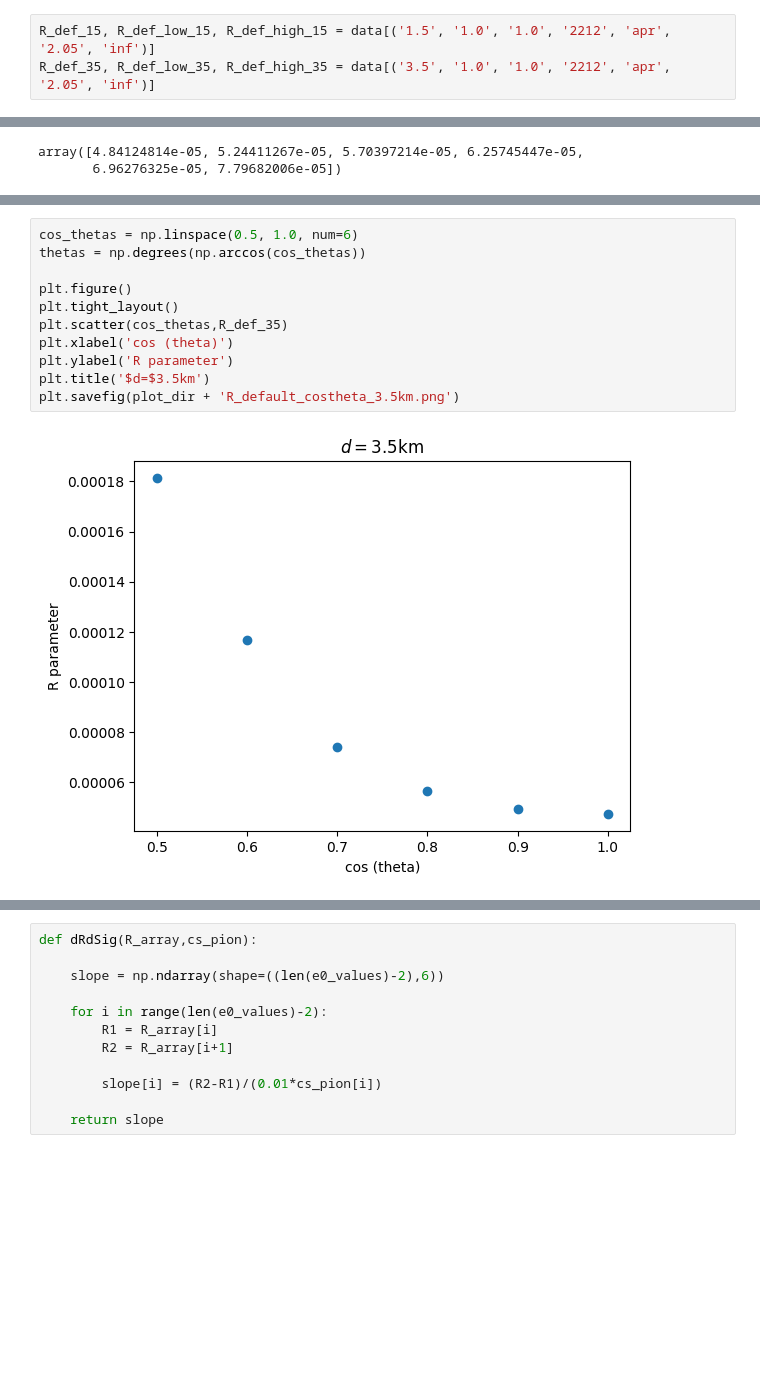
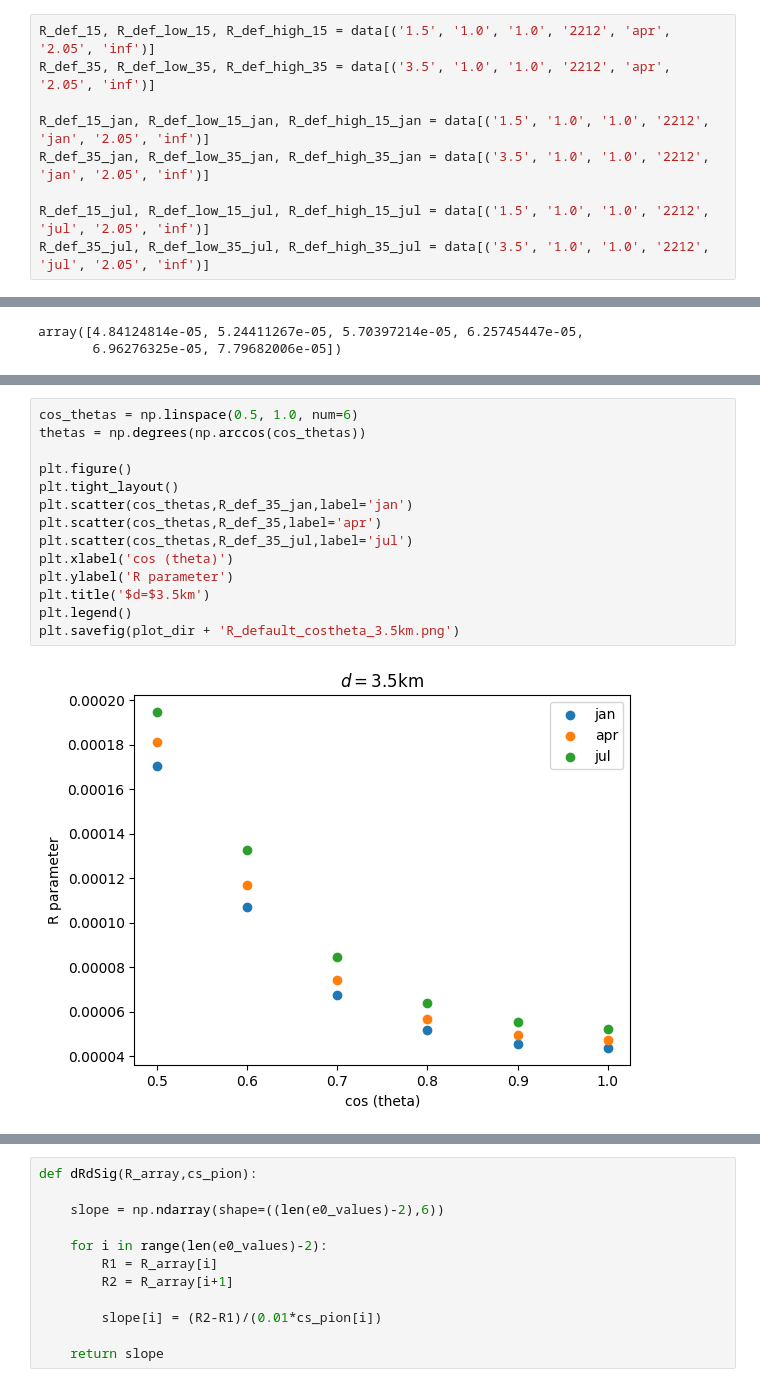
Before and after one commit to karohymon/cs-analysis, a Jupyter notebook: IceCube_diffuse_underground_bundles/sensitivity_per_ebin.ipynb, the cells around one changed output, grey strips where cells are left out. Drawn from its saved outputs; the diff is of its cells as text; blank space fills up the shorter version.

Commit message:
plots for energybin test

```diff
--- a/IceCube_diffuse_underground_bundles/sensitivity_per_ebin.ipynb
+++ b/IceCube_diffuse_underground_bundles/sensitivity_per_ebin.ipynb
@@ -160,6 +160,12 @@ print(list(data.keys())[:5])
 # %%
 R_def_15, R_def_low_15, R_def_high_15 = data[('1.5', '1.0', '1.0', '2212', 'apr', '2.05', 'inf')]
 R_def_35, R_def_low_35, R_def_high_35 = data[('3.5', '1.0', '1.0', '2212', 'apr', '2.05', 'inf')]
+
+R_def_15_jan, R_def_low_15_jan, R_def_high_15_jan = data[('1.5', '1.0', '1.0', '2212', 'jan', '2.05', 'inf')]
+R_def_35_jan, R_def_low_35_jan, R_def_high_35_jan = data[('3.5', '1.0', '1.0', '2212', 'jan', '2.05', 'inf')]
+
+R_def_15_jul, R_def_low_15_jul, R_def_high_15_jul = data[('1.5', '1.0', '1.0', '2212', 'jul', '2.05', 'inf')]
+R_def_35_jul, R_def_low_35_jul, R_def_high_35_jul = data[('3.5', '1.0', '1.0', '2212', 'jul', '2.05', 'inf')]
 # %%
 R_def_15
 # %% [output]
@@ -209,16 +225,19 @@ plt.savefig(plot_dir + 'R_default_high_costheta_1.5km.png')
 # %%
 cos_thetas = np.linspace(0.5, 1.0, num=6)
 thetas = np.degrees(np.arccos(cos_thetas))
 
 plt.figure()
 plt.tight_layout()
-plt.scatter(cos_thetas,R_def_35)
+plt.scatter(cos_thetas,R_def_35_jan,label='jan')
+plt.scatter(cos_thetas,R_def_35,label='apr')
+plt.scatter(cos_thetas,R_def_35_jul,label='jul')
 plt.xlabel('cos (theta)')
 plt.ylabel('R parameter')
 plt.title('$d=$3.5km')
+plt.legend()
 plt.savefig(plot_dir + 'R_default_costheta_3.5km.png')
 # %% [output]
-[figure, old version]
+[figure, new version]
 # %%
 cos_thetas = np.linspace(0.5, 1.0, num=6)
 thetas = np.degrees(np.arccos(cos_thetas))
```
Also changed, not shown: parts of 28 cells of this notebook.
